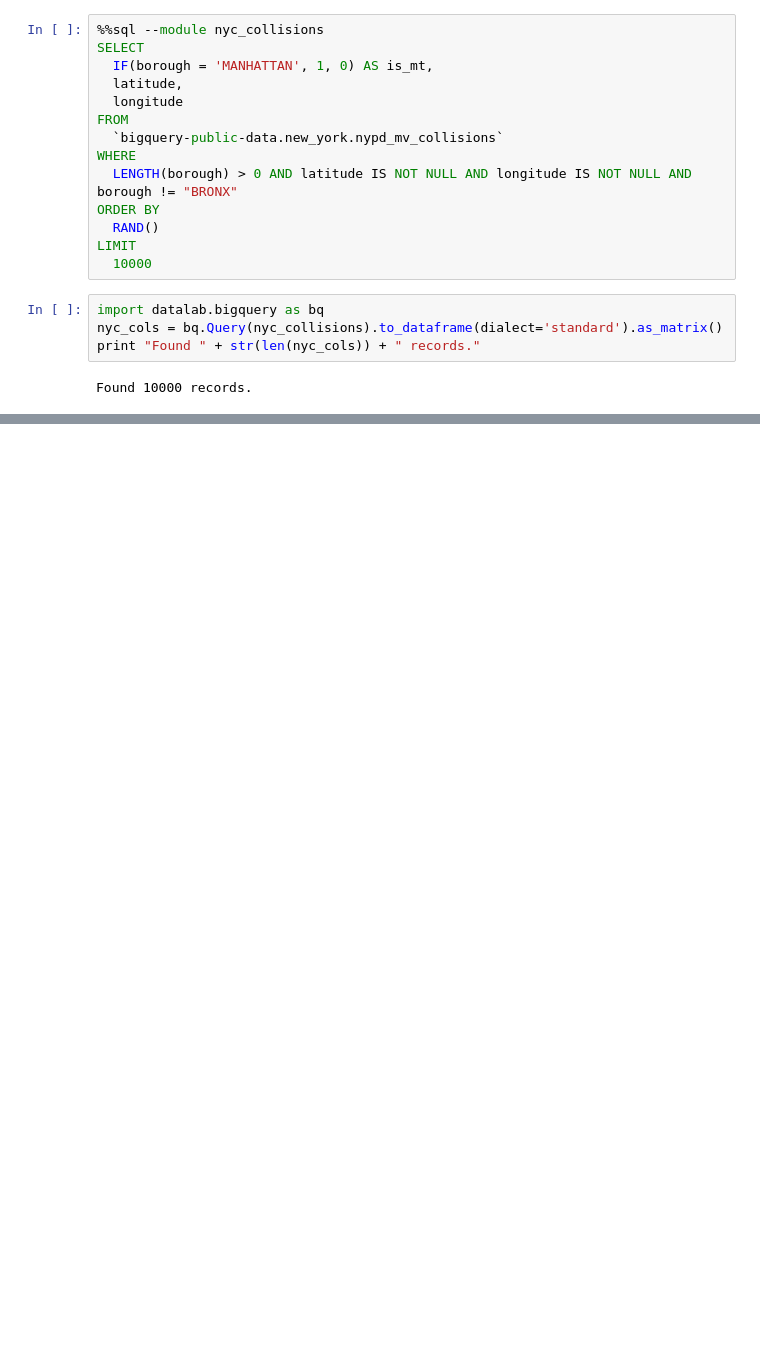
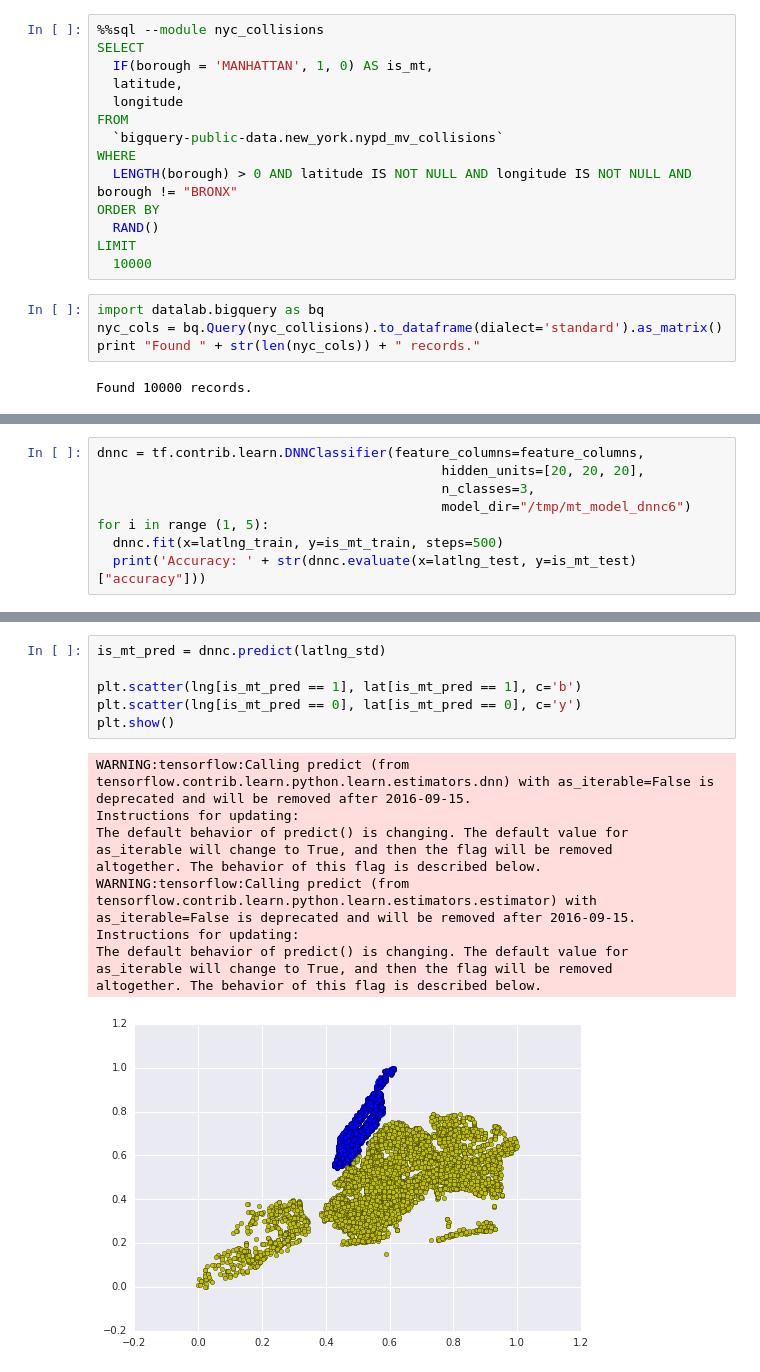
Before and after one commit to chakas/TensorFlow-for-absolute-beginners, a Jupyter notebook: 2. Classify Manhattan with TensorFlow.ipynb, the cells around one changed output, grey strips where cells are left out. Cells and saved outputs as stored; diff of their text form; blank space fills up the shorter version.

```diff
--- a/2. Classify Manhattan with TensorFlow.ipynb
+++ b/2. Classify Manhattan with TensorFlow.ipynb
@@ -129,0 +122,8 @@ altogether. The behavior of this flag is described below.
+# %%
+dnnc = tf.contrib.learn.DNNClassifier(feature_columns=feature_columns,
+                                            hidden_units=[20, 20, 20],
+                                            n_classes=3,
+                                            model_dir="/tmp/mt_model_dnnc6")
+for i in range (1, 5):
+  dnnc.fit(x=latlng_train, y=is_mt_train, steps=500)
+  print('Accuracy: ' + str(dnnc.evaluate(x=latlng_test, y=is_mt_test)["accuracy"]))
@@ -129,0 +152,18 @@ altogether. The behavior of this flag is described below.
+# %%
+is_mt_pred = dnnc.predict(latlng_std)
+
+plt.scatter(lng[is_mt_pred == 1], lat[is_mt_pred == 1], c='b')
+plt.scatter(lng[is_mt_pred == 0], lat[is_mt_pred == 0], c='y')
+plt.show()
+# %% [output]
+WARNING:tensorflow:Calling predict (from tensorflow.contrib.learn.python.learn.estimators.dnn) with as_iterable=False is deprecated and will be removed after 2016-09-15.
+Instructions for updating:
+The default behavior of predict() is changing. The default value for
+as_iterable will change to True, and then the flag will be removed
+altogether. The behavior of this flag is described below.
+WARNING:tensorflow:Calling predict (from tensorflow.contrib.learn.python.learn.estimators.estimator) with as_iterable=False is deprecated and will be removed after 2016-09-15.
+Instructions for updating:
+The default behavior of predict() is changing. The default value for
+as_iterable will change to True, and then the flag will be removed
+altogether. The behavior of this flag is described below.
+[figure, added]
```
Also changed, not shown: parts of 9 cells of this notebook.
